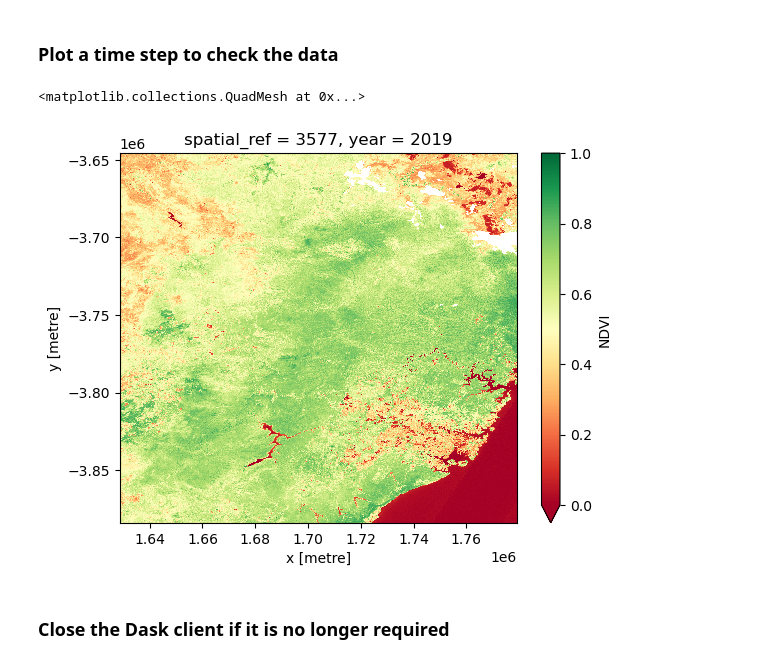
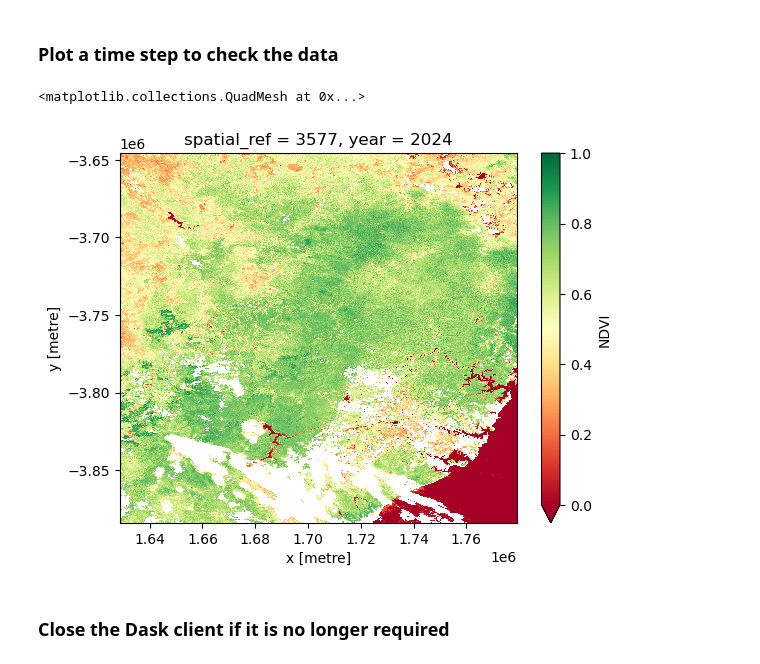
Before and after one commit to mjdear68/Greater-Blue-Mountains-KBA-Change-Detection-2024, a Jupyter notebook: data_extraction.ipynb, the cells around one changed output. Drawn from its saved outputs; the diff is of its cells as text; code cells hidden in the pictures.

```diff
--- a/data_extraction.ipynb
+++ b/data_extraction.ipynb
@@ -619,10 +619,10 @@ Wall time: 1min 14s
 # %% [markdown]
 ### Plot a time step to check the data
 # %%
-ds.isel(year=0).NDVI.plot(vmin=0, vmax=1, cmap='RdYlGn')
+ds.isel(year=5).NDVI.plot(vmin=0, vmax=1, cmap='RdYlGn')
 # %% [output]
 <matplotlib.collections.QuadMesh at 0x...>
-[figure, old version]
+[figure, new version]
 # %% [markdown]
 ### Close the Dask client if it is no longer required
 # %%
```
Also changed, not shown: parts of 7 cells of this notebook, 4 other files.
